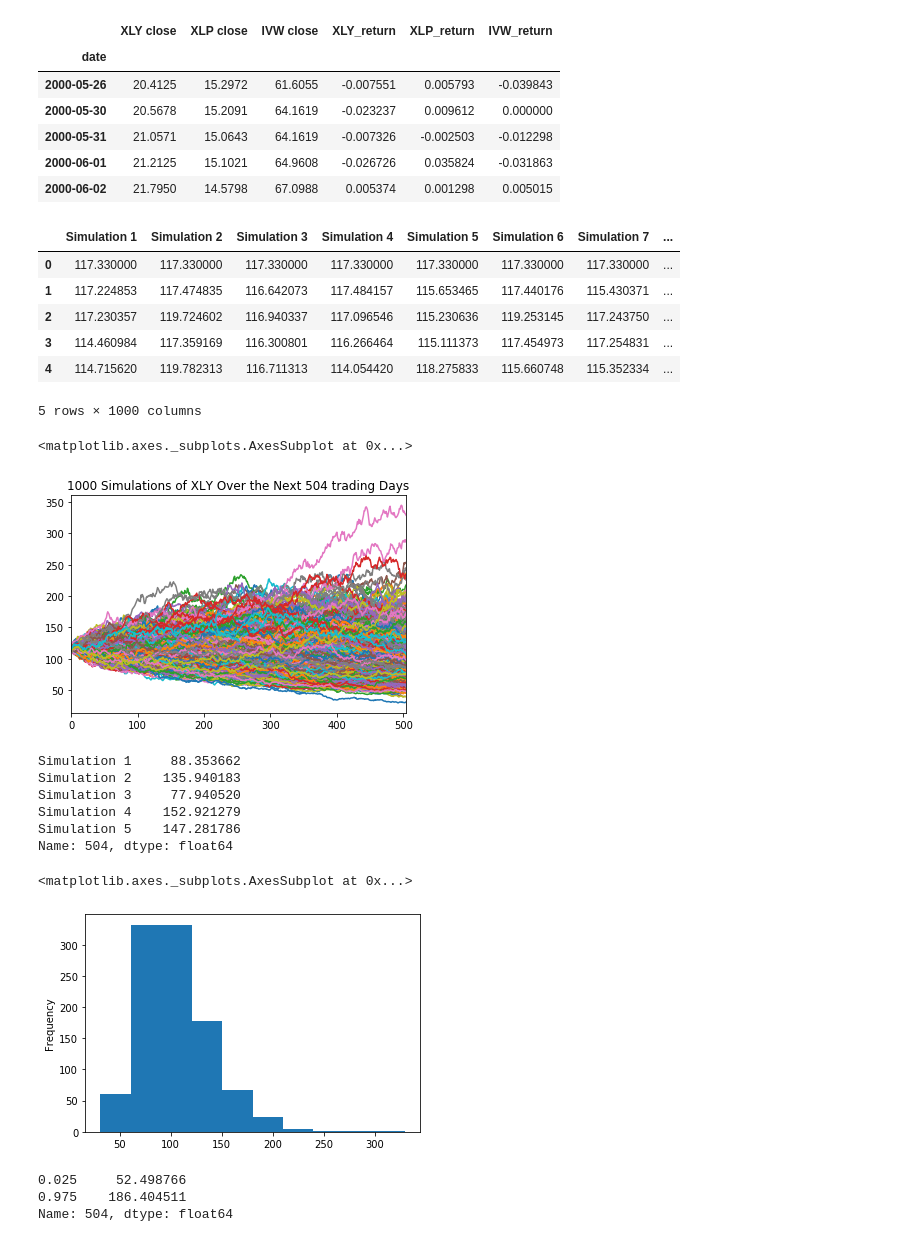
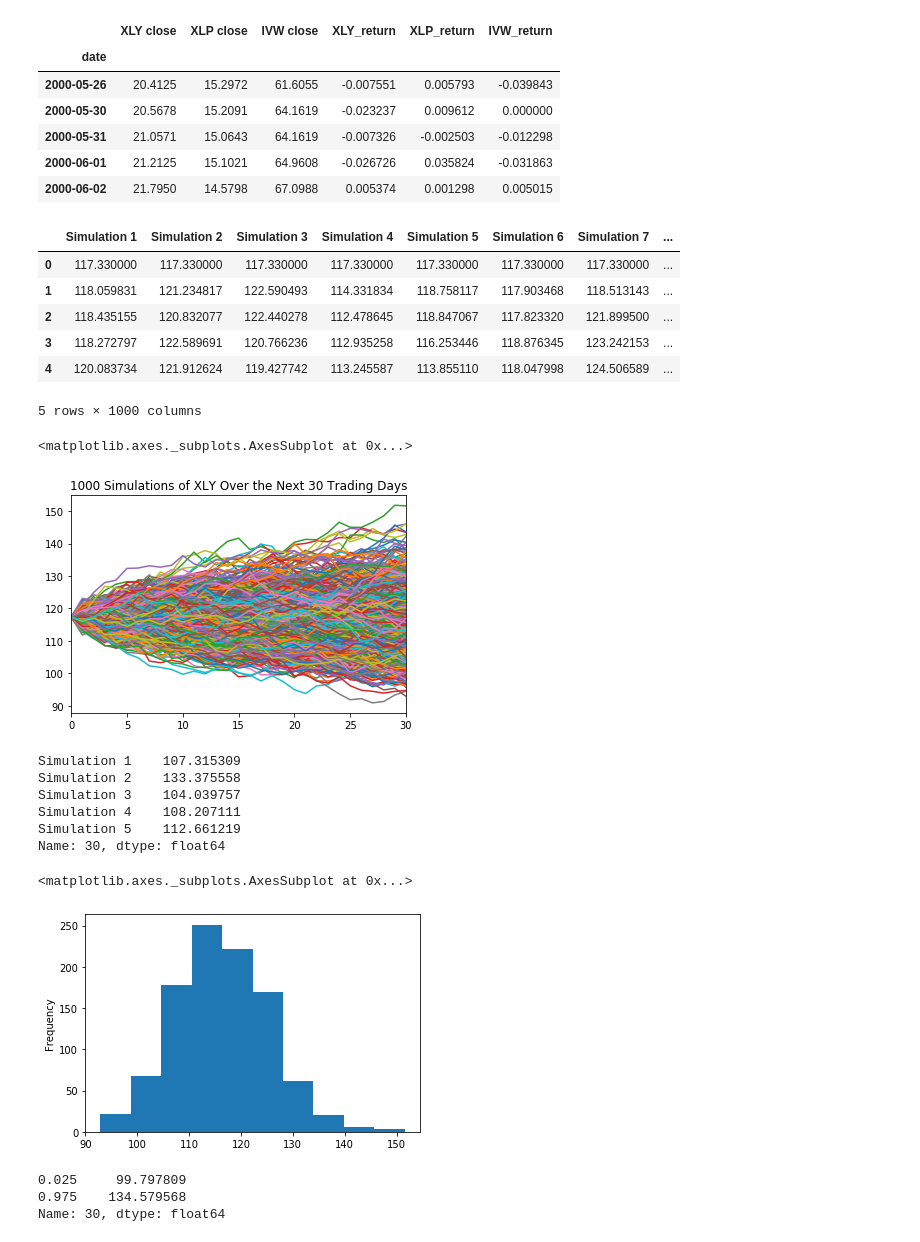
Before and after one commit to bkayratkyzy/Monte_Carlo_Simulations, a Jupyter notebook: notebooks/kelly.ipynb, the cells around one changed output. Drawn from its saved outputs; the diff is of its cells as text; code cells hidden in the pictures.

```diff
--- a/notebooks/kelly.ipynb
+++ b/notebooks/kelly.ipynb
@@ -328,7 +328,7 @@ num_simulations = 1000
 
 # Set number of trading days and get last closing price of XLY from DataFrame
 
-num_trading_days = 252*2
+num_trading_days = 30
 xly_last_price = concat_df['XLY close'][-1]
 
 # Initialize empty DataFrame to hold simulated prices for each simulation
@@ -356,43 +356,43 @@ simulated_prices_XLY_df.head()
 # %% [output]
 |  | Simulation 1 | Simulation 2 | Simulation 3 | Simulation 4 | Simulation 5 | Simulation 6 | Simulation 7 | ... |
 | 0 | 117.330000 | 117.330000 | 117.330000 | 117.330000 | 117.330000 | 117.330000 | 117.330000 | ... |
-| 1 | 117.224853 | 117.474835 | 116.642073 | 117.484157 | 115.653465 | 117.440176 | 115.430371 | ... |
-| 2 | 117.230357 | 119.724602 | 116.940337 | 117.096546 | 115.230636 | 119.253145 | 117.243750 | ... |
-| 3 | 114.460984 | 117.359169 | 116.300801 | 116.266464 | 115.111373 | 117.454973 | 117.254831 | ... |
-| 4 | 114.715620 | 119.782313 | 116.711313 | 114.054420 | 118.275833 | 115.660748 | 115.352334 | ... |
+| 1 | 118.059831 | 121.234817 | 122.590493 | 114.331834 | 118.758117 | 117.903468 | 118.513143 | ... |
+| 2 | 118.435155 | 120.832077 | 122.440278 | 112.478645 | 118.847067 | 117.823320 | 121.899500 | ... |
+| 3 | 118.272797 | 122.589691 | 120.766236 | 112.935258 | 116.253446 | 118.876345 | 123.242153 | ... |
+| 4 | 120.083734 | 121.912624 | 119.427742 | 113.245587 | 113.855110 | 118.047998 | 124.506589 | ... |
 5 rows × 1000 columns
 # %%
-#plot 1000 simulations of 504 trading days
-plot_title = f"{n+1} Simulations of XLY Over the Next 504 trading Days"
+#plot 1000 simulations of 30 trading days
+plot_title = f"{n+1} Simulations of XLY Over the Next 30 Trading Days"
 simulated_prices_XLY_df.plot(legend=None, title=plot_title)
 # %% [output]
 <matplotlib.axes._subplots.AxesSubplot at 0x...>
-[figure, old version]
+[figure, new version]
 # %%
-# Select the last row (price of each simulation on the 504th trading day)
+# Select the last row (price of each simulation on the 30th trading day)
 simulated_ending_prices_XLY = simulated_prices_XLY_df.iloc[-1, :]
 simulated_ending_prices_XLY.head()
 # %% [output]
-Simulation 1     88.353662
-Simulation 2    135.940183
-Simulation 3     77.940520
-Simulation 4    152.921279
-Simulation 5    147.281786
-Name: 504, dtype: float64
+Simulation 1    107.315309
+Simulation 2    133.375558
+Simulation 3    104.039757
+Simulation 4    108.207111
+Simulation 5    112.661219
+Name: 30, dtype: float64
 # %%
 # Plot a frequency distribution of simulated ending prices
 simulated_ending_prices_XLY.plot(kind='hist')
 # %% [output]
 <matplotlib.axes._subplots.AxesSubplot at 0x...>
-[figure, old version]
+[figure, new version]
 # %%
 # Use `quantile` function to calculate the 95% confidence interval for simulated ending prices
 confidence_interval = simulated_ending_prices_XLY.quantile(q=[0.025, 0.975])
 confidence_interval
 # %% [output]
-0.025     52.498766
-0.975    186.404511
-Name: 504, dtype: float64
+0.025     99.797809
+0.975    134.579568
+Name: 30, dtype: float64
 # %%
 # Create a probability distribution histogram of simulated ending prices
 # Mark the 95% confidence interval
```
Also changed, not shown: parts of 8 cells of this notebook, 1 other file.
